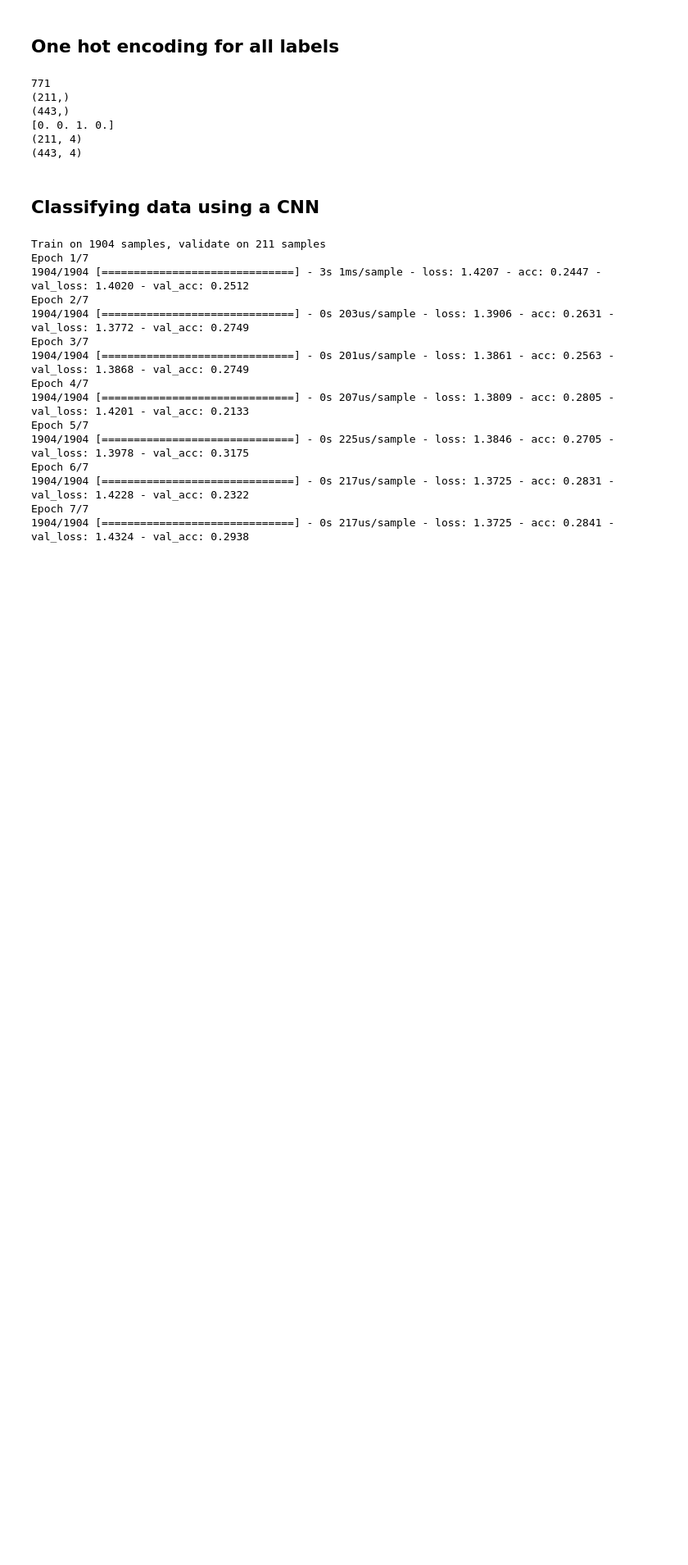
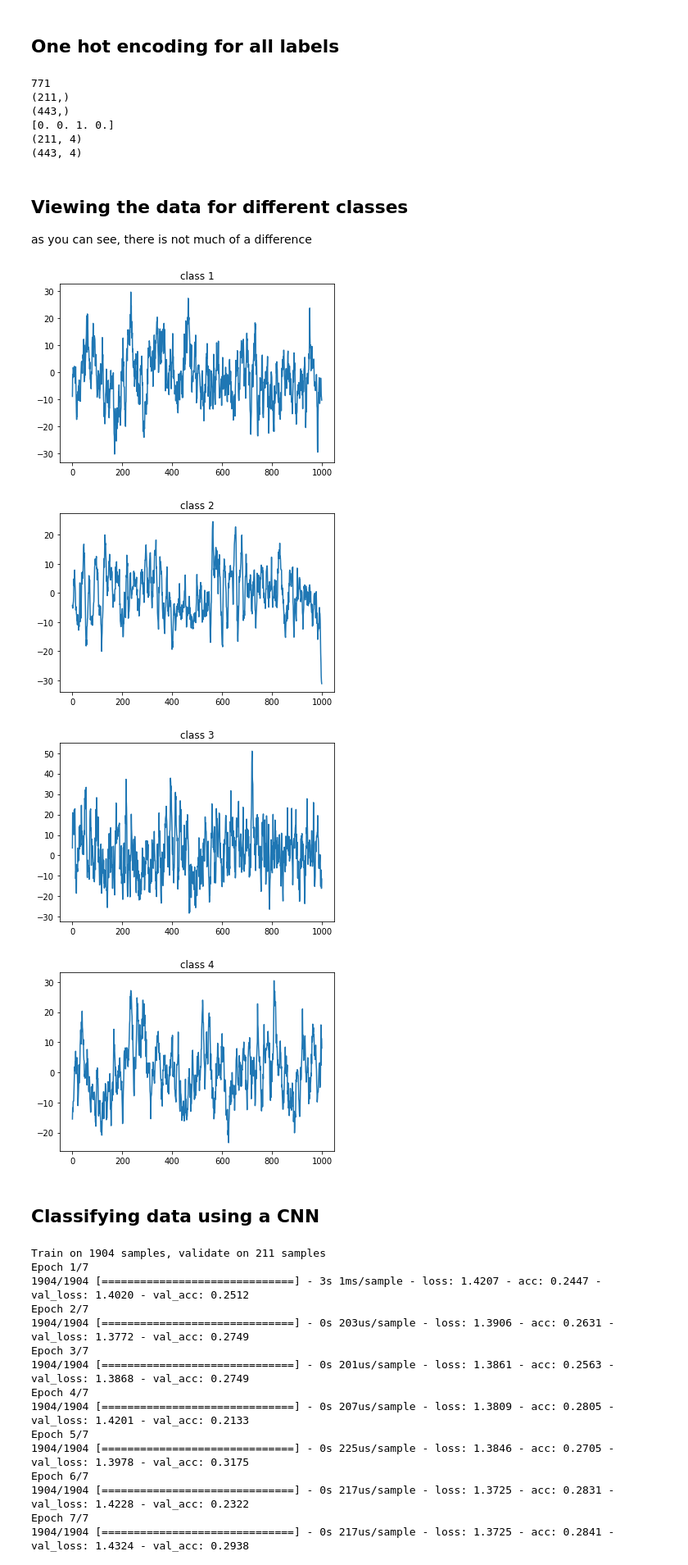
Before and after one commit to tluccs/neural_nets, a Jupyter notebook: EEG_loading.ipynb, the cells around one changed output. Shown at 82% size. Cells and saved outputs as stored; diff of their text form; code cells hidden in the pictures; blank space fills up the shorter version.

```diff
--- a/EEG_loading.ipynb
+++ b/EEG_loading.ipynb
@@ -74,6 +74,40 @@ print (y_test_labels.shape)
 [0. 0. 1. 0.]
 (211, 4)
 (443, 4)
+# %% [markdown]
+## Viewing the data for different classes
+
+as you can see, there is not much of a difference
+# %%
+class1 = np.argmax( y_train == 769)
+class2 = np.argmax( y_train == 770)
+class3 = np.argmax( y_train == 771)
+class4 = np.argmax( y_train == 772)
+EEG0_class1 = X_train[class1,0,:]
+EEG0_class2 = X_train[class2,0,:]
+EEG0_class3 = X_train[class3,0,:]
+EEG0_class4 = X_train[class4,0,:]
+
+plt.plot(range(1000), EEG0_class1)
+plt.title("class 1")
+plt.show()
+
+plt.plot(range(1000), EEG0_class2)
+plt.title("class 2")
+plt.show()
+
+plt.plot(range(1000), EEG0_class3)
+plt.title("class 3")
+plt.show()
+
+plt.plot(range(1000), EEG0_class4)
+plt.title("class 4")
+plt.show()
+# %% [output]
+[figure, added]
+[figure, added]
+[figure, added]
+[figure, added]
 # %% [markdown]
 ## Classifying data using a CNN
 # %%
```
Also changed, not shown: parts of 2 cells of this notebook, 2 other files.
